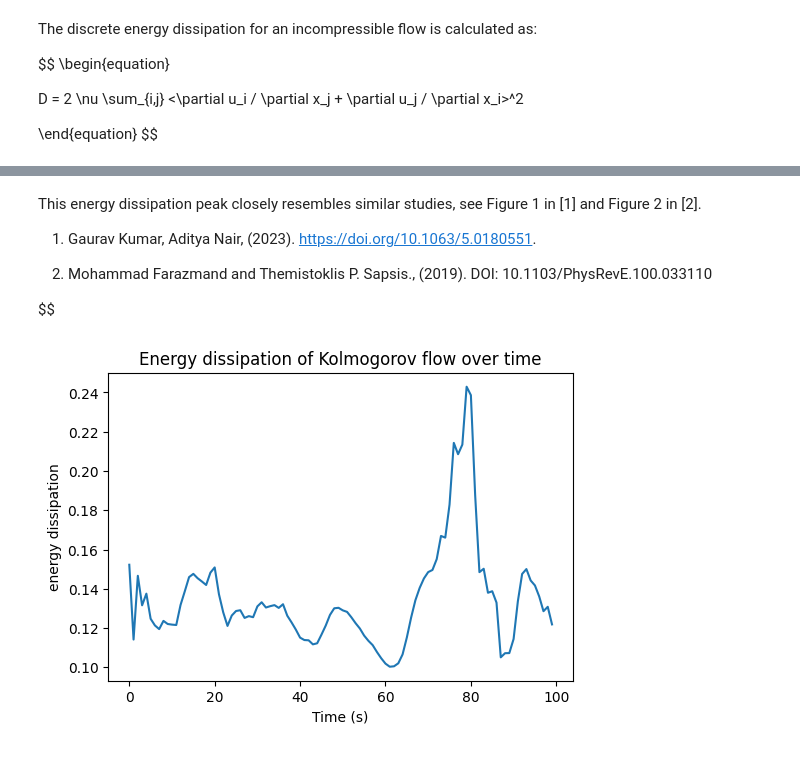
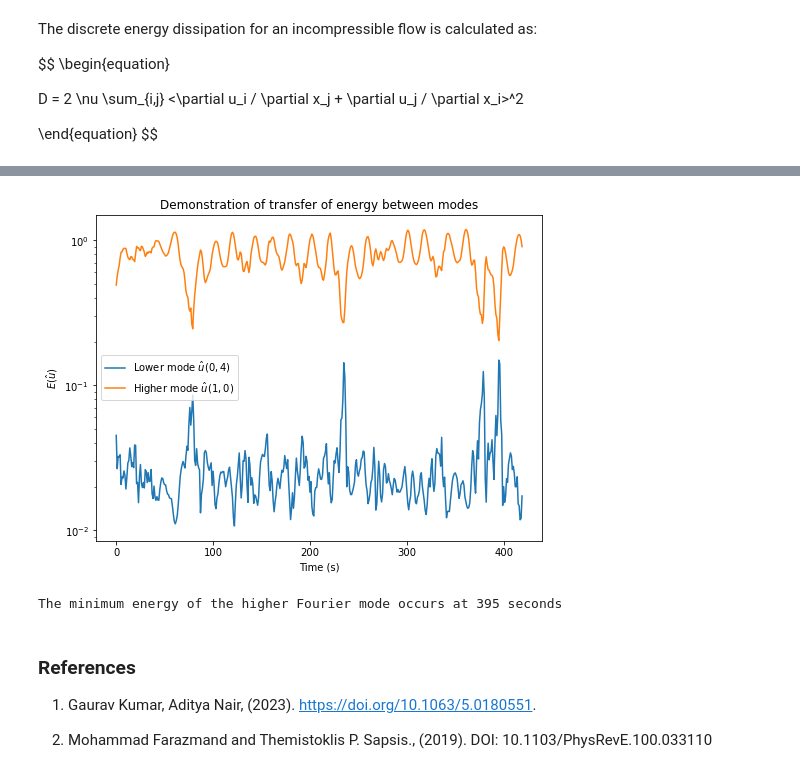
Before and after one commit to smokbel/Controlling-Kolmogorov-Flow, a Jupyter notebook: kolmogorov_demo.ipynb, the cells around one changed output, grey strips where cells are left out. Cells and saved outputs as stored; diff of their text form; code cells hidden in the pictures.

```diff
--- a/kolmogorov_demo.ipynb
+++ b/kolmogorov_demo.ipynb
@@ -106,43 +144,40 @@ $$
+# %%
+import numpy as np
+import utils
+import jax.numpy as jnp
+import flow
+
+energy_04 = []
+energy_10 = []
+flow = flow.FlowConfig()
+trajectory = jnp.load('kolmogorov_Re_250.npy')
+kx, ky = flow.create_fft_mesh()
+n, m = trajectory[0].shape
+
+# Compute energy dissipation for each timestep
+for omega_hat in trajectory[:420]:
+    uhat, vhat = utils.compute_velocity_fft(omega_hat, kx, ky)
+    energy1 = utils.compute_energy_mode(uhat, vhat, 1, 0, n, m)
+    energy4 = utils.compute_energy_mode(uhat, vhat, 0, 4, n, m)
+    energy_04.append(energy4)
+    energy_10.append(energy1)
+
+plt.figure(figsize=(8,6))
+plt.plot(energy_04, label="Lower mode $\hat u(0, 4)$")
+plt.plot(energy_10, label="Higher mode $\hat u(1, 0)$")
+plt.yscale("log")
+plt.xlabel("Time (s)")
+plt.ylabel("$E(\hat u )$")
+plt.legend()
+plt.title("Demonstration of transfer of energy between modes")
+plt.show()
+print("The minimum energy of the higher Fourier mode occurs at {} seconds".format(energy_10.index(min(energy_10))))
+# %% [output]
+[figure, added]
+The minimum energy of the higher Fourier mode occurs at 395 seconds
 # %% [markdown]
-This energy dissipation peak closely resembles similar studies, see Figure 1 in [1] and Figure 2 in [2].
+### References
 
 1. Gaurav Kumar, Aditya Nair, (2023). https://doi.org/10.1063/5.0180551.
 
 2. Mohammad Farazmand and Themistoklis P. Sapsis., (2019). DOI: 10.1103/PhysRevE.100.033110
-
-$$
-# %%
-import utils
-import jax.numpy as jnp
-import flow
-
-flow = flow.FlowConfig()
-trajectory = jnp.load('kolmogorov_Re_250.npy')
-kx, ky = flow.create_fft_mesh()
-n, m = trajectory[0].shape
-kx = kx
-ky = ky
-
-dissipation = []
-plt.figure(figsize=(6,4))
-
-# Compute energy dissipation for each timestep
-for omega_hat in trajectory:
-    uhat, vhat = utils.compute_velocity_fft(omega_hat, kx, ky)
-    ureal = jnp.fft.irfftn(uhat)
-    vreal = jnp.fft.irfftn(vhat)
-    du_dy = jnp.gradient(ureal, axis=1)
-    dv_dx = jnp.gradient(vreal, axis=0)
-    avg_epsilon = 2 * flow.nu * (du_dy+ dv_dx)**2 * (1/n)
-    total_epsilon = jnp.sum(avg_epsilon)
-
-    dissipation.append(total_epsilon)
-
-
-plt.plot(dissipation)
-plt.xlabel("Time (s)")
-plt.ylabel("energy dissipation")
-plt.title("Energy dissipation of Kolmogorov flow over time")
-plt.show()
-# %% [output]
-[figure, removed]
```
Also changed, not shown: parts of 6 cells of this notebook, 1 other file.
